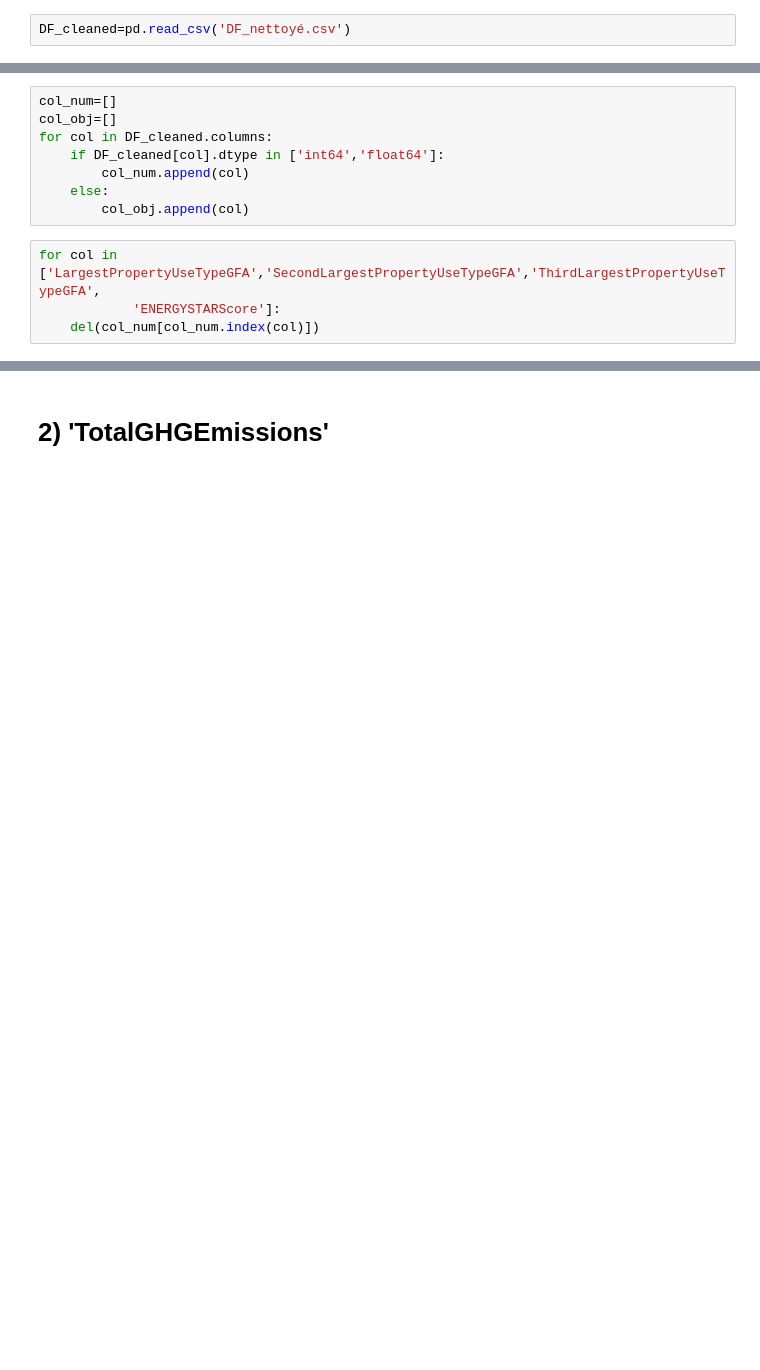
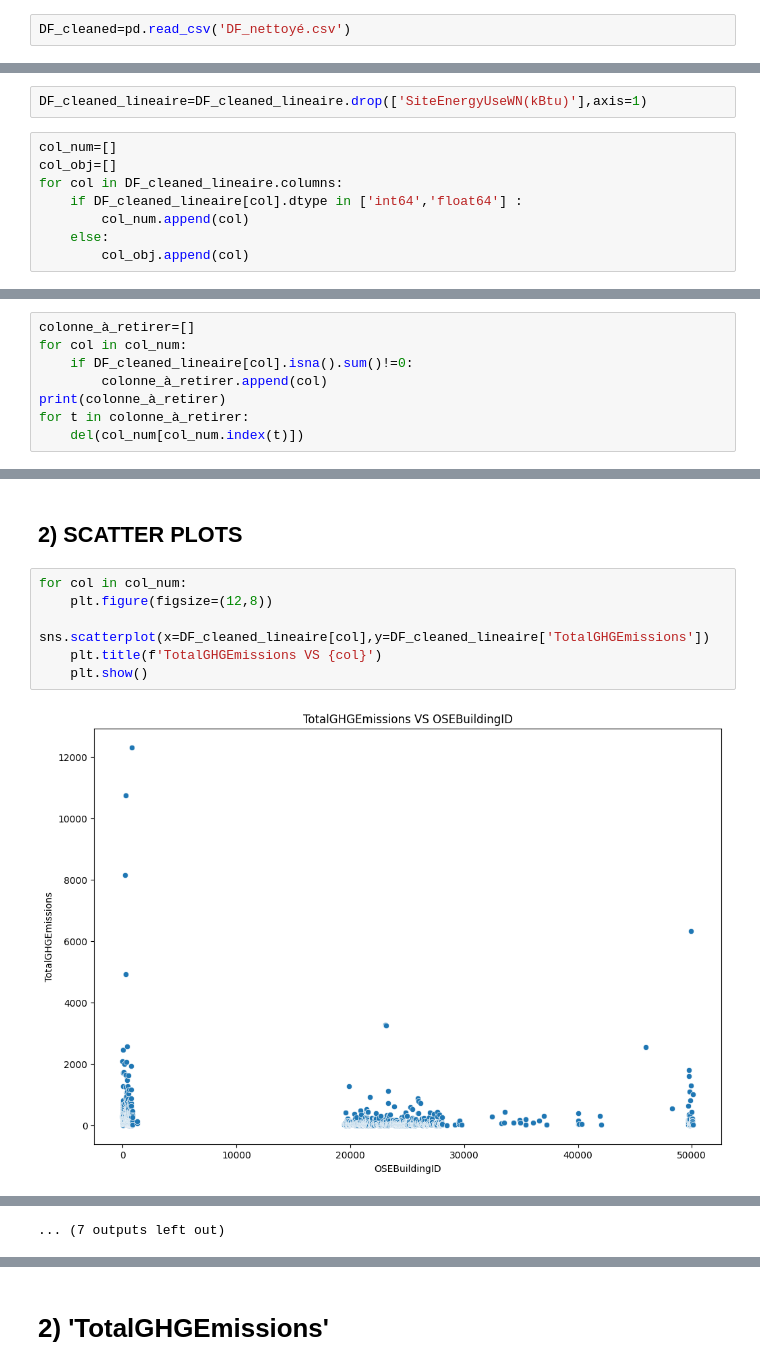
Before and after one commit to EP-portfolio/PROJET_4, a Jupyter notebook: notebook_regression_linéaire_GHGEmissions.ipynb, the cells around one changed output, grey strips where cells are left out. Saved outputs shown, nothing was run; the diff lists cells and outputs as text; blank space fills up the shorter version.

```diff
--- a/notebook_regression_linéaire_GHGEmissions.ipynb
+++ b/notebook_regression_linéaire_GHGEmissions.ipynb
@@ -8,12 +15,10 @@ DF_cleaned=pd.read_csv('DF_nettoyé.csv')
+# %%
+DF_cleaned_lineaire=DF_cleaned_lineaire.drop(['SiteEnergyUseWN(kBtu)'],axis=1)
 # %%
 col_num=[]
 col_obj=[]
-for col in DF_cleaned.columns:
-    if DF_cleaned[col].dtype in ['int64','float64']:
+for col in DF_cleaned_lineaire.columns:
+    if DF_cleaned_lineaire[col].dtype in ['int64','float64'] :
         col_num.append(col)
     else:
         col_obj.append(col)
-# %%
-for col in ['LargestPropertyUseTypeGFA','SecondLargestPropertyUseTypeGFA','ThirdLargestPropertyUseTypeGFA',
-            'ENERGYSTARScore']:
-    del(col_num[col_num.index(col)])
@@ -19,0 +29,8 @@ for col in ['LargestPropertyUseTypeGFA','SecondLargestPropertyUseTypeGFA','Third
+# %%
+colonne_à_retirer=[]
+for col in col_num:
+    if DF_cleaned_lineaire[col].isna().sum()!=0:
+        colonne_à_retirer.append(col)
+print(colonne_à_retirer)
+for t in colonne_à_retirer:
+    del(col_num[col_num.index(t)])
@@ -19,0 +82,10 @@ for col in ['LargestPropertyUseTypeGFA','SecondLargestPropertyUseTypeGFA','Third
+# %% [markdown]
+## 2) SCATTER PLOTS
+# %%
+for col in col_num:
+    plt.figure(figsize=(12,8))
+    sns.scatterplot(x=DF_cleaned_lineaire[col],y=DF_cleaned_lineaire['TotalGHGEmissions'])
+    plt.title(f'TotalGHGEmissions VS {col}')
+    plt.show()
+# %% [output]
+[figure, added]
@@ -19,0 +103 @@ for col in ['LargestPropertyUseTypeGFA','SecondLargestPropertyUseTypeGFA','Third
+... (7 outputs left out)
```
Also changed, not shown: parts of 46 cells of this notebook, 2 other files.
